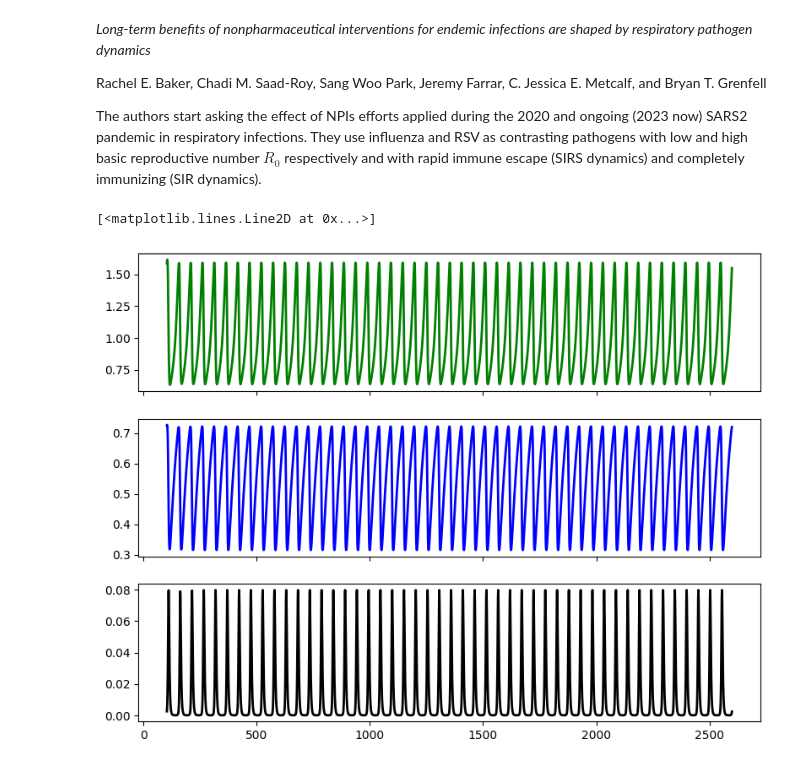
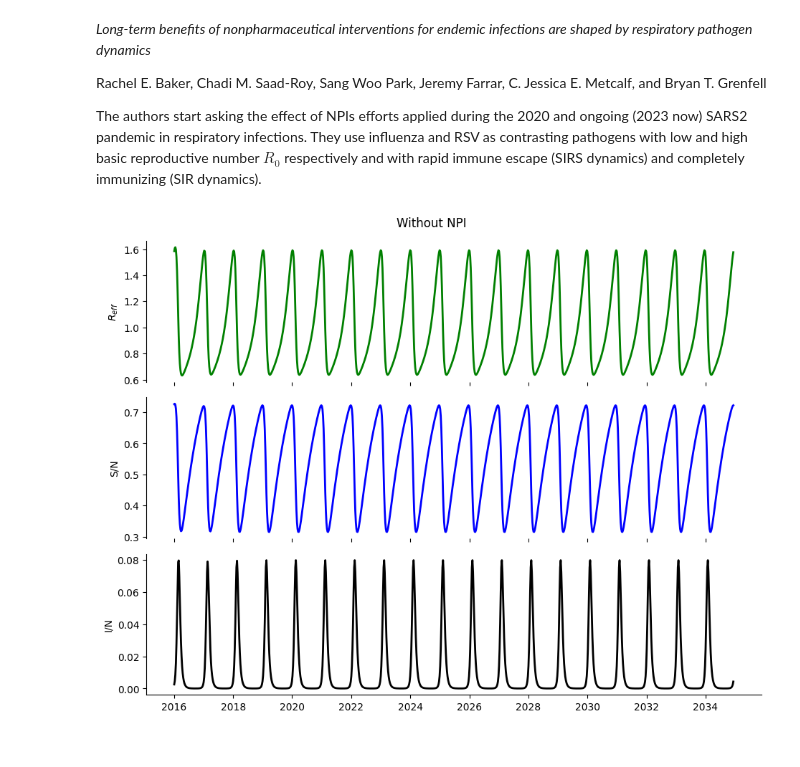
Before and after one commit to ChaosDonkey06/replicated_papers, a Jupyter notebook: 01.ipynb, the cells around one changed output. Saved outputs shown, nothing was run; the diff lists cells and outputs as text; code cells hidden in the pictures.

```diff
--- a/01.ipynb
+++ b/01.ipynb
@@ -30,13 +30,14 @@ def influenza_model(t, x, R0, args=None):
 
     return np.array([sdot, idot, rdot])
 
+
 qsim  = lambda wk: np.maximum((0.006/2) * np.sin(2*np.pi*wk/52 + 10.5) + 0.006, 0) # authors absolute humidity
 R0min = 1.2
 R0max = 3
 
-num_years = 20
+num_years = 21
 t_max     = 52 * num_years      # simulate for 10 years
-tsim      = np.arange(0, t_max) # list of weeks to simulate
+tsim      = np.arange(0, t_max+1) # list of weeks to simulate
 
 rnot      = np.exp(-180 * qsim(tsim) + np.log(R0max - R0min)) + R0min
 R0        = LinearInterpolation(ts=tsim, ys=rnot)
@@ -48,17 +49,33 @@ term   = ODETerm(model)
 solver = Dopri5()
 
 y0       = np.array([0.19, 0.01, 0.8])
-solution = diffeqsolve(term, solver, t0=0, t1=t_max-1, saveat=saveat, dt0=1, y0=y0)
+solution = diffeqsolve(term, solver, t0=0, t1=t_max, saveat=saveat, dt0=1, y0=y0)
 # %%
+import pandas as pd
+
 s, i, r  = solution.ys[52*2:, :].T
 time_sim = solution.ts[52*2:]
+
+dates = pd.date_range(start='2016-01-01', periods=len(time_sim), freq='W')
 
 reff = R0.evaluate(time_sim) * s
 
 fig, ax = plt.subplots(3, 1, figsize=(9.5, 7.2), sharex=True)
-ax[0].plot(time_sim, reff, label=r'$R_{eff}$', color='g', lw=2)
-ax[1].plot(time_sim, s, label='I', color='blue', lw=2)
-ax[2].plot(time_sim, i, label='I', color='k', lw=2)
+ax[0].plot(dates, reff, label=r'$R_{eff}$', color='g', lw=2)
+ax[1].plot(dates, s, label='I', color='blue', lw=2)
+ax[2].plot(dates, i, label='I', color='k', lw=2)
+
+for axi in ax.flatten():
+    axi.spines['right'].set_visible(False)
+    axi.spines['top'].set_visible(False)
+    axi.spines['bottom'].set_visible(False)
+
+ax[-1].spines['bottom'].set_visible(True)
+ax[0].set_ylabel(r"$R_{{eff}}$")
+ax[1].set_ylabel(r"S/N")
+ax[2].set_ylabel(r"I/N")
+
+plt.suptitle("Without NPI")
+plt.tight_layout()
 # %% [output]
-[<matplotlib.lines.Line2D at 0x...>]
-[figure, old version]
+[figure, new version]
```
Also changed, not shown: parts of 2 cells of this notebook.
